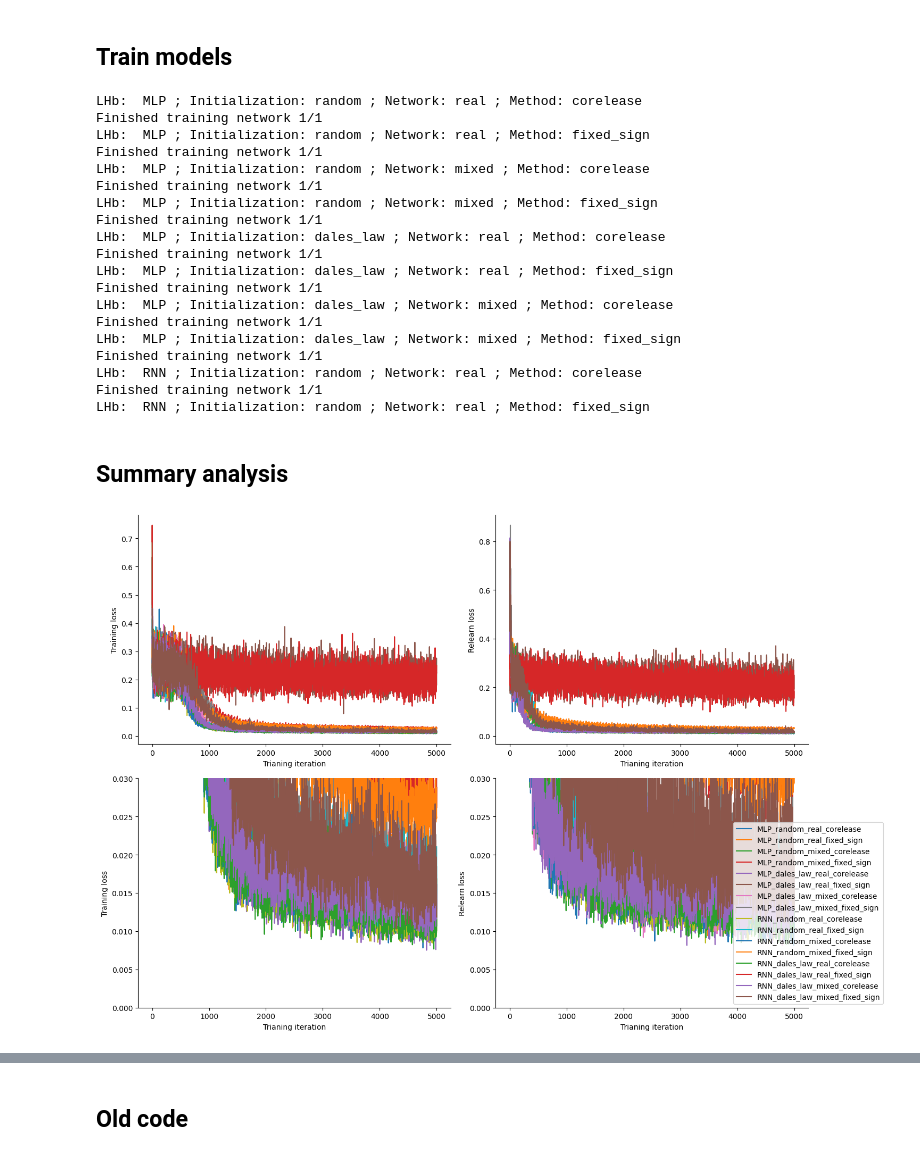
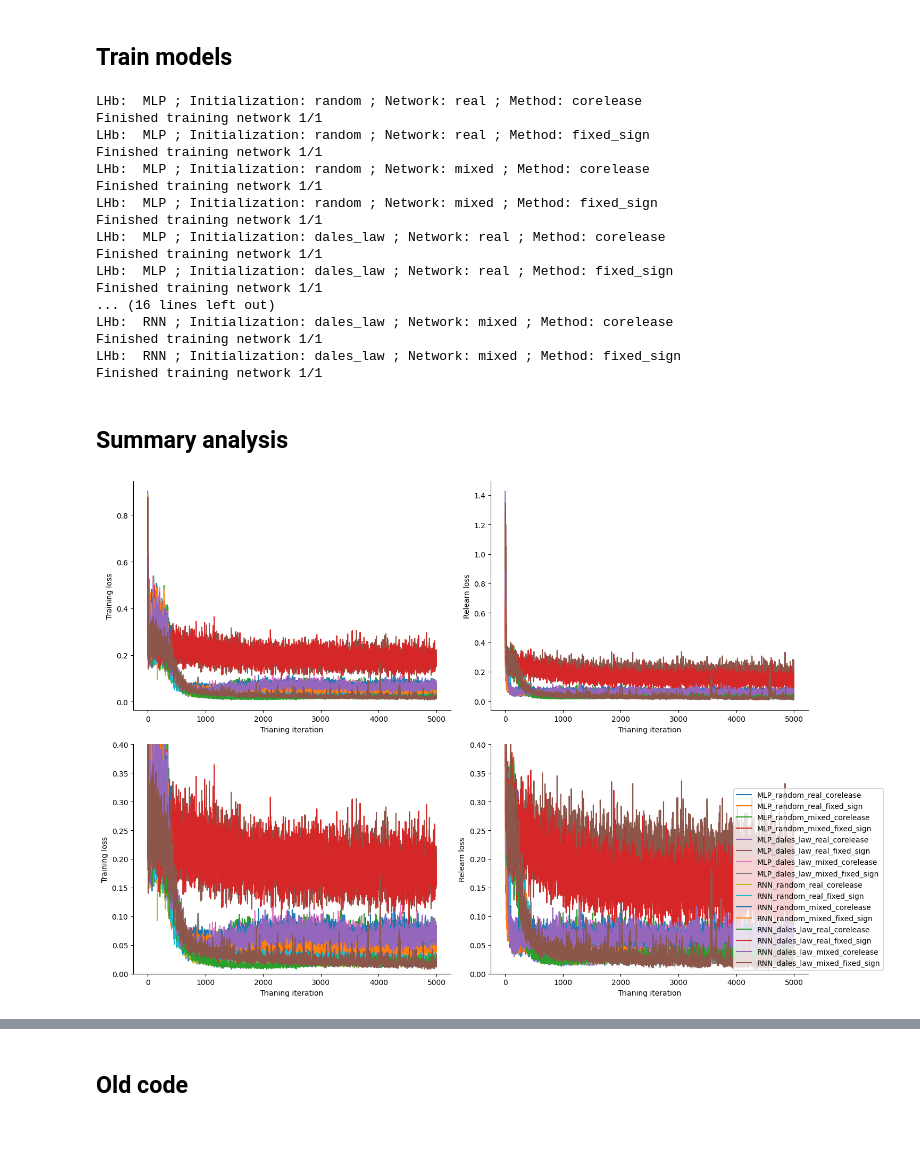
Before and after one commit to shunnnli/EP-LHb-model, a Jupyter notebook: models_Random.ipynb, the cells around one changed output, grey strips where cells are left out. Cells and saved outputs as stored; diff of their text form; code cells hidden in the pictures.

```diff
--- a/models_Random.ipynb
+++ b/models_Random.ipynb
@@ -66,4 +66,5 @@ prob_input_active = 0.05 # probability that an input is active in each context
 prob_output_active = 0.125
 n_contexts = 5000
 
-prob_EP_flip = 0.05
+prob_EP_flip = 0.01
+generator = torch.manual_seed(0)
@@ -70,14 +73,14 @@ prob_EP_flip = 0.05
 # %%
 # Generate initial random data
-rands = torch.rand(n_contexts, EP_size, device=device)
+rands = torch.rand(n_contexts, EP_size, device=device,generator=generator)
 train_data = 1.0*(rands<prob_input_active) - 1.0*(rands>(1-prob_input_active))
-rands = torch.rand(n_contexts, device=device)
+rands = torch.rand(n_contexts, device=device,generator=generator)
 if label_type == 'analog': train_labels = 2*rands-1
 else: train_labels = 1.0*(rands<prob_output_active) - 1.0*(rands>(1-prob_output_active))
 train_labels = torch.transpose(train_labels.repeat(DAN_size, 1).squeeze(), 0, 1)
 
 # Randomly select inputs, and flip corresponding labels
-input_mask = torch.rand(EP_size,device=device) < prob_EP_flip
+input_mask = torch.rand(EP_size,device=device,generator=generator) < prob_EP_flip
 flip_EP = torch.linspace(1,EP_size,EP_size)[input_mask].to(torch.int32)
 flip_idx = train_data.nonzero()[torch.isin(train_data.nonzero()[:,1], flip_EP),0].unique()
 
@@ -191,13 +192,11 @@ LHb:  MLP ; Initialization: dales_law ; Network: real ; Method: corelease
 Finished training network 1/1
 LHb:  MLP ; Initialization: dales_law ; Network: real ; Method: fixed_sign
 Finished training network 1/1
-LHb:  MLP ; Initialization: dales_law ; Network: mixed ; Method: corelease
+... (16 lines left out)
+LHb:  RNN ; Initialization: dales_law ; Network: mixed ; Method: corelease
 Finished training network 1/1
-LHb:  MLP ; Initialization: dales_law ; Network: mixed ; Method: fixed_sign
+LHb:  RNN ; Initialization: dales_law ; Network: mixed ; Method: fixed_sign
 Finished training network 1/1
-LHb:  RNN ; Initialization: random ; Network: real ; Method: corelease
-Finished training network 1/1
-LHb:  RNN ; Initialization: random ; Network: real ; Method: fixed_sign
 # %%
 # Save as pickle file
 # from datetime import date
@@ -236,36 +235,36 @@ for network in training_loss_summary:
     axs[0,0].plot(mean_tloss, label=network)
     axs[0,0].fill_between(x,mean_tloss+sem_tloss,mean_tloss-sem_tloss,alpha=0.2)
     axs[0,0].set_xlabel('Trianing iteration')
     axs[0,0].set_ylabel('Training loss')
     # axs[0,0].legend()
 
     axs[1,0].plot(mean_tloss, label=network)
     axs[1,0].fill_between(x,mean_tloss+sem_tloss,mean_tloss-sem_tloss,alpha=0.2)
     axs[1,0].set_xlabel('Trianing iteration')
     axs[1,0].set_ylabel('Training loss')
-    axs[1,0].set_ylim([0, 0.03])
+    axs[1,0].set_ylim([0, 0.4])
     # axs[1,0].legend()
 
     # Plot accuracy
     x = np.linspace(1,mean_rloss.shape[0],num=mean_rloss.shape[0],dtype='int32')
     axs[0,1].plot(mean_rloss, label=network)
     axs[0,1].fill_between(x,mean_rloss+sem_rloss,mean_rloss-sem_rloss,alpha=0.2)
     axs[0,1].set_xlabel('Trianing iteration')
     axs[0,1].set_ylabel('Relearn loss')
     # axs[0,1].legend()
 
     axs[1,1].plot(mean_rloss, label=network)
     axs[1,1].fill_between(x,mean_rloss+sem_rloss,mean_rloss-sem_rloss,alpha=0.2)
     axs[1,1].set_xlabel('Trianing iteration')
     axs[1,1].set_ylabel('Relearn loss')
-    axs[1,1].set_ylim([0, 0.03])
+    axs[1,1].set_ylim([0, 0.4])
     # axs[1,1].legend()
 
 
 plt.legend(bbox_to_anchor=(1, 0), loc='lower center')
 plt.show()
 # %% [output]
-[figure, old version]
+[figure, new version]
 # %%
 mean_tloss, mean_rloss = [],[]
 for network in training_loss_summary:
```
Also changed, not shown: parts of 6 cells of this notebook, 3 other files.
